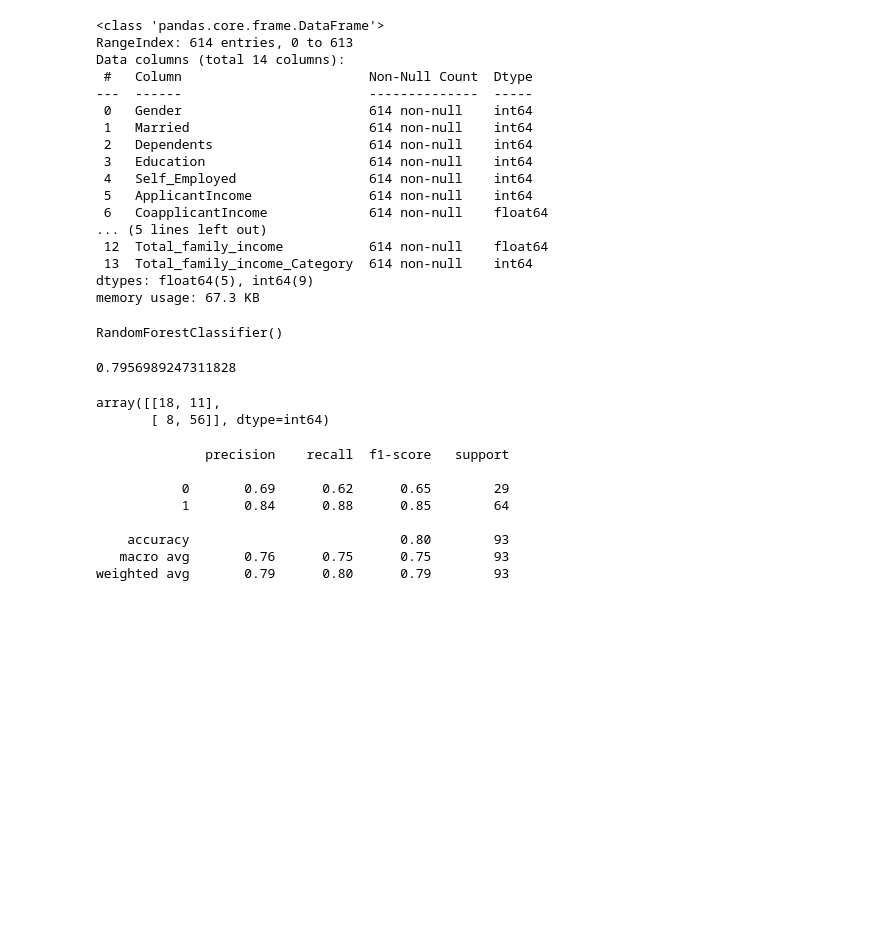
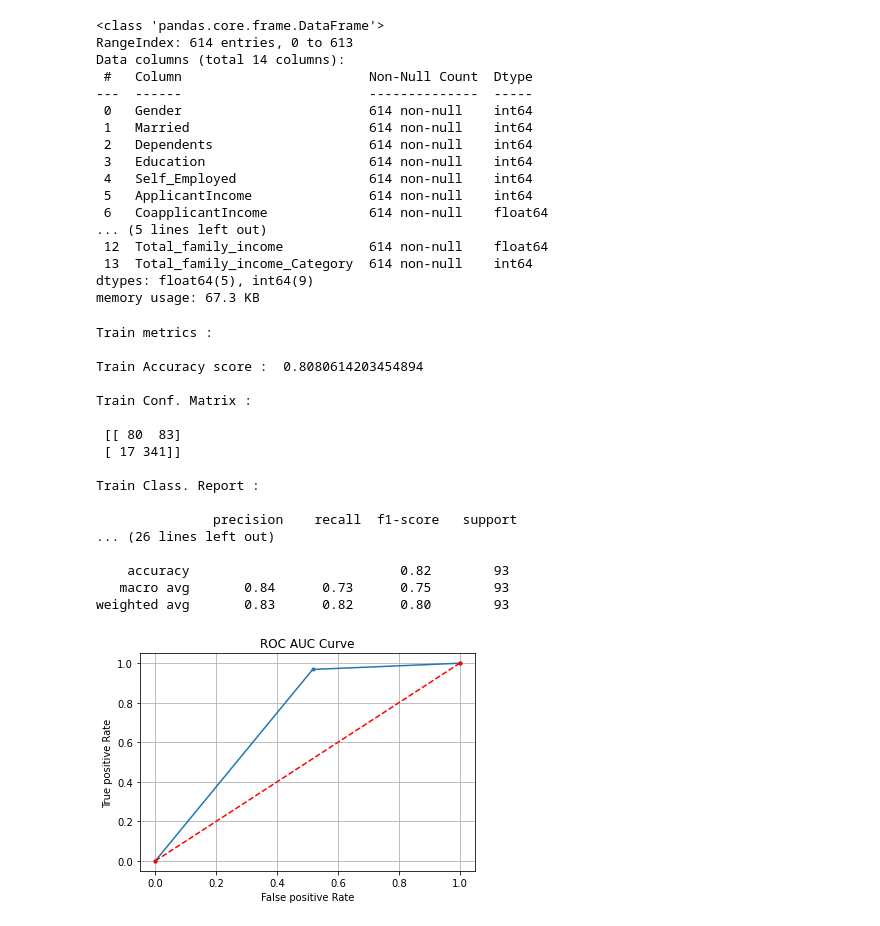
Before and after one commit to SharanDHONI/Loan-Apprval-prediction-AnalyticsVidhya, a Jupyter notebook: Loan.ipynb, the cells around one changed output. Saved outputs shown, nothing was run; the diff lists cells and outputs as text; code cells hidden in the pictures; blank space fills up the shorter version.

```diff
--- a/Loan.ipynb
+++ b/Loan.ipynb
@@ -715,7 +702,3 @@ xgb = XGBClassifier()
 xgbrf = XGBRFClassifier()
 cat = CatBoostClassifier(verbose=False)
 lgb = LGBMClassifier()
-# %%
-rf.fit(xtrain,ytrain)
-# %% [output]
-RandomForestClassifier()
@@ -724,20 +705,50 @@ ypred = rf.predict(xtest)
-# %%
-accuracy_score(ytest,ypred)
-# %% [output]
-0.7956989247311828
-# %%
-confusion_matrix(ytest,ypred)
-# %% [output]
-array([[18, 11],
-       [ 8, 56]], dtype=int64)
-# %%
-print(classification_report(ytest,ypred))
-# %% [output]
-              precision    recall  f1-score   support
-
-           0       0.69      0.62      0.65        29
-           1       0.84      0.88      0.85        64
-
-    accuracy                           0.80        93
-   macro avg       0.76      0.75      0.75        93
-weighted avg       0.79      0.80      0.79        93
+# %%
+## train scores
+lr.fit(xtrain,ytrain)
+lr_train_pred = lr.predict(xtrain)
+lr_train_acc = accuracy_score(ytrain,lr_train_pred)
+lr_train_cm = confusion_matrix(ytrain,lr_train_pred)
+lr_train_cr = classification_report(ytrain,lr_train_pred)
+print('Train metrics :\n')
+print('Train Accuracy score : ',lr_train_acc)
+print('\nTrain Conf. Matrix :\n\n',lr_train_cm)
+print('\nTrain Class. Report :\n\n',lr_train_cr)
+##test scores
+lr_test_pred = lr.predict(xtest)
+lr_test_pp = lr.predict_proba(xtest)
+lr_test_pp = lr_test_pp[:,1]
+##plotting ROC_CURVE
+fpr,tpr,thresh = roc_curve(ytest,lr_test_pred)
+plt.plot(fpr,tpr,marker='.')
+plt.plot([0,1],[0,1],linestyle='--',color='r',marker='.')
+plt.grid()
+plt.xlabel('False positive Rate')
+plt.ylabel('True positive Rate')
+plt.title('ROC AUC Curve')
+lr_test_acc = accuracy_score(ytest,lr_test_pred)
+lr_test_cm = confusion_matrix(ytest,lr_test_pred)
+lr_test_cr = classification_report(ytest,lr_test_pred)
+print('--'*40,'\n')
+print('Test Metrics :\n\n')
+print('Test accuracy score : ',lr_test_acc)
+print('\nTest conf. matrix :\n\n',lr_test_cm)
+print('\nTest Class. Report :\n\n',lr_test_cr)
+# %% [output]
+Train metrics :
+
+Train Accuracy score :  0.8080614203454894
+
+Train Conf. Matrix :
+
+ [[ 80  83]
+ [ 17 341]]
+
+Train Class. Report :
+
+               precision    recall  f1-score   support
+... (26 lines left out)
+
+    accuracy                           0.82        93
+   macro avg       0.84      0.73      0.75        93
+weighted avg       0.83      0.82      0.80        93
+[figure, added]
```
Also changed, not shown: parts of 66 cells of this notebook.
